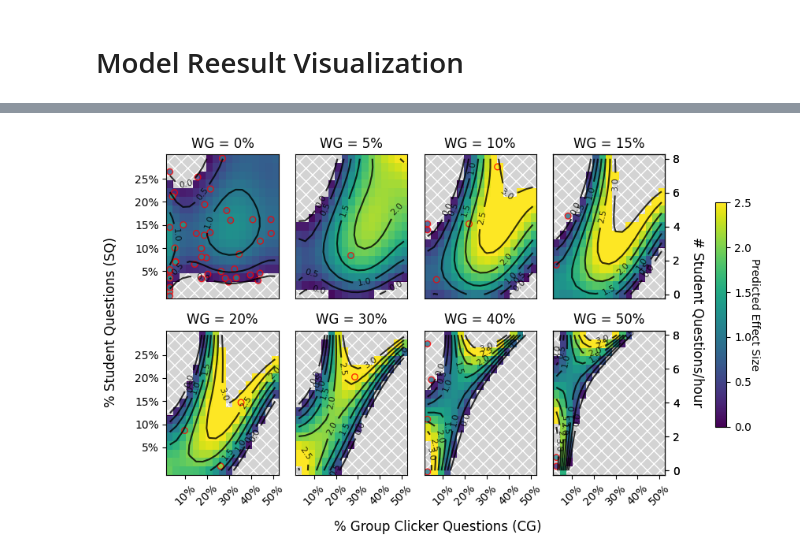
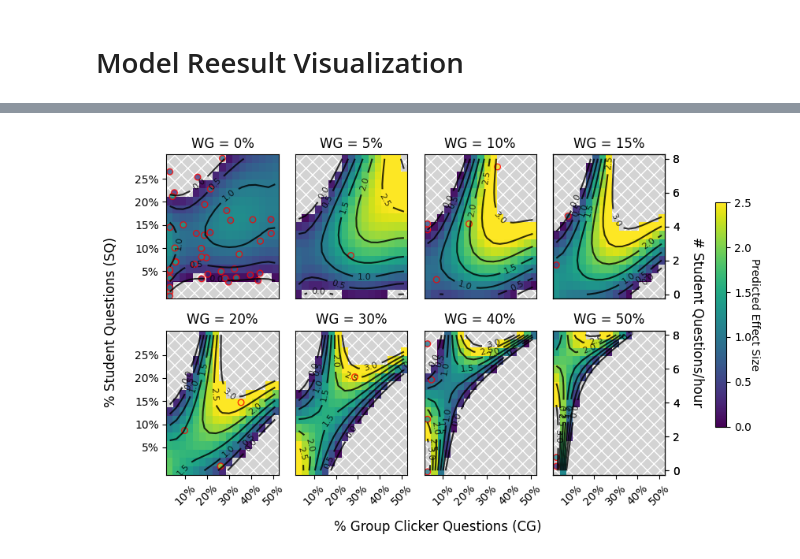
Before and after one commit to oross314/Modeling-Active-Learning-Classrooms, a Jupyter notebook: regression_model.ipynb, the cells around one changed output, grey strips where cells are left out. Drawn from its saved outputs; the diff is of its cells as text; code cells hidden in the pictures.

```diff
--- a/regression_model.ipynb
+++ b/regression_model.ipynb
@@ -98,14 +49,13 @@ def LOO_plot(target, LOO_predictions_mean, LOO_predictions_std, threshhold = .3,
 # %%
 
-weights = np.zeros(good_fit_BICs.shape)
+LOO_BIC_weights = np.zeros(good_fit_BICs.shape)
 for i in range(data.shape[0]):
-    weights[:, i] = BIC_weights(good_fit_BICs[:, i])
-print(f'Minimum BIC: {np.min(good_fit_BICs):.2f}')
-weighted_predictions = np.sum(weights.reshape(-1, 1, data.shape[0]) * LOO_predictions, axis = 1)
+    LOO_BIC_weights[:, i] = BIC_weights(good_fit_BICs[:, i])
+weighted_predictions = np.sum(LOO_BIC_weights.reshape(-1, 1, data.shape[0]) * LOO_predictions, axis = 1)
 LOO_means = np.mean(weighted_predictions, axis=0)
 #LOO_means = np.mean(LOO_predictions, axis = (0,1  ))
 
-LOO_stds = np.sum(weights * np.std(LOO_predictions, axis=(1)), axis = 0)
+LOO_stds = np.sum(LOO_BIC_weights * np.std(LOO_predictions, axis=(1)), axis = 0)
 #LOO_stds = np.std(LOO_predictions, axis=(0, 1))
-LOO_plot(target, LOO_means, LOO_stds, measurement_uncertainty = np.sqrt(variance), threshhold = .1)
+LOO_plot(target, LOO_means, LOO_stds, measurement_uncertainty = np.sqrt(variance), threshhold = 0, savefile = 'Figs/LOO.png')
 # %% [output]
@@ -145,5 +166,27 @@ Weighted MAE removing predictions outside measured range: 1.0967
 # %%
+def feature_boot(data, target, ES_variance, bootstrap_n = 10, n_fits = 10, ):
+#create empty arrays to store weights and predictions for each bootstrap sample, each best fit, and each data point
+    feature_selection_its = int(data.shape[0]*10)
+    weights = np.zeros(( n_fits, bootstrap_n, data.shape[1]))
+    good_fit_BICs = np.zeros(( n_fits, ))
 
-bootstrap_weights = LOO_weights.reshape(-1, data.shape[1])
+
+    keepers, BICs, good_fits = feature_selection(data, target, its=feature_selection_its, prt = False, num_choose = n_fits, weights = ES_variance)
+    #print(BICs[good_fits])
+
+    for k in range(len(good_fits)):
+        boot_data = data[:, keepers[good_fits][k]]
+        for l in range(bootstrap_n):
+            #select .85 of the remaining data for training
+            cut_data, _, cut_truth, _, cut_weights, _ = train_test_split(boot_data, target, ES_variance, test_size=.15)
+            regr = WLS(cut_truth, cut_data, weights=cut_weights).fit()
+            params = regr.params
+            # Store weights for this LOO fit
+            weights[k, l, keepers[good_fits][k],] = params
+
+    return weights, BICs[good_fits]
+final_weights, final_BICs = feature_boot(data, target, np.sqrt(variance))
+
+final_BIC_weights = BIC_weights(final_BICs)
 # %% [markdown]
 # Model Reesult Visualization
@@ -174,9 +449,10 @@ for i in range(len(WGs)):
             test_point = np.array([lec, CGs[l], WGs[i], SQs[m]])
             test_point = add_cross_terms(test_point.reshape(1, -1))
             #test_grid_predictions = np.mean(bootstrap_weights, axis = 0) @ test_point.T
-            test_grid_predictions = bootstrap_weights @ test_point.T
-            image[l, m] = np.mean(test_grid_predictions)
-            stds[l, m] = np.std(test_grid_predictions)/np.sqrt(10)####
+            boot_test_grid_predictions = final_weights @ test_point.T
+            weighted_test_grid_predictions = np.sum(final_BIC_weights * boot_test_grid_predictions, axis=0)
+            image[l, m] = np.mean(weighted_test_grid_predictions)
+            stds[l, m] = np.std(weighted_test_grid_predictions)/np.sqrt(10)####
 
     CG_max = np.minimum(np.max(CGs), np.maximum(0, (1 - WGs[i]) ))
     SQ_max = np.minimum(np.max(SQs), np.maximum(0, (1 - WGs[i]) ))
@@ -236,32 +512,32 @@ for i in range(len(WGs)):
     ax[ax_x, ax_y].scatter(cut_data[:, 1] + CG_gap, cut_data[:, 3], c = cut_target, edgecolor='r', s=30, alpha = .8, cmap='viridis', vmin = 0, vmax=2.5)
 
     ax[ax_x, ax_y].set_title(f'WG = {int(100*WGs[i])}%')
 
     if i >= num_cols:
         ax[ax_x, ax_y].set_xticks([.1, .2, .3, .4, .5] - CG_gap, np.array(['10%', '20%', '30%', '40%', '50%'] ), rotation=45)
     else: #remove ticks
         ax[ax_x, ax_y].set_xticks([])
     #create a second y-axis on the right to show number of student questions
     if i in [int(num_cols - 1), int (2*num_cols - 1)]: #only add y-axis labels to the middle two plots to avoid clutter
         ax2 = ax[ax_x, ax_y].twinx()
         ax2.set_ylim(ax[ax_x, ax_y].get_ylim())
         ax2.set_yticks(.11/3 *np.array([0, 2, 4, 6, 8])  +SQ_gap, np.array(['0', '2', '4', '6', '8' ]))
     if i in [0, num_cols]:
         ax[ax_x, ax_y].set_yticks(np.array([.05, .1, .15, .2, .25]) +SQ_gap, np.array(['5%', '10%', '15%', '20%', '25%']))
     else: # no y ticks
         ax[ax_x, ax_y].set_yticks([])
 
 
 fig.text(.9, .5, '# Student Questions/hour', rotation=-90, va='center', ha='left', fontsize=12)
 fig.text(0.5, -0.03, '% Group Clicker Questions (CG)', ha='center', fontsize=12)
 fig.text(-0.03, 0.5, '% Student Questions (SQ)', va='center', rotation='vertical', fontsize=12)
 
 
 plt.tight_layout()
 cbar = fig.colorbar(c, ax=ax.ravel().tolist(), orientation='vertical', fraction=0.02, pad= .09)
 cbar.set_label(f'Predicted Effect Size',  rotation=270, labelpad=8,)
 cbar.ax.xaxis.set_label_position('top')
-plt.savefig('Figs/heatmaps.png', dpi=300, bbox_inches='tight')
+plt.savefig('Figs/heatmaps_with_data.png', dpi=300, bbox_inches='tight')
 plt.show()
 # %% [output]
-[figure, old version]
+[figure, new version]
```
Also changed, not shown: parts of 14 cells of this notebook, 2 other files.
